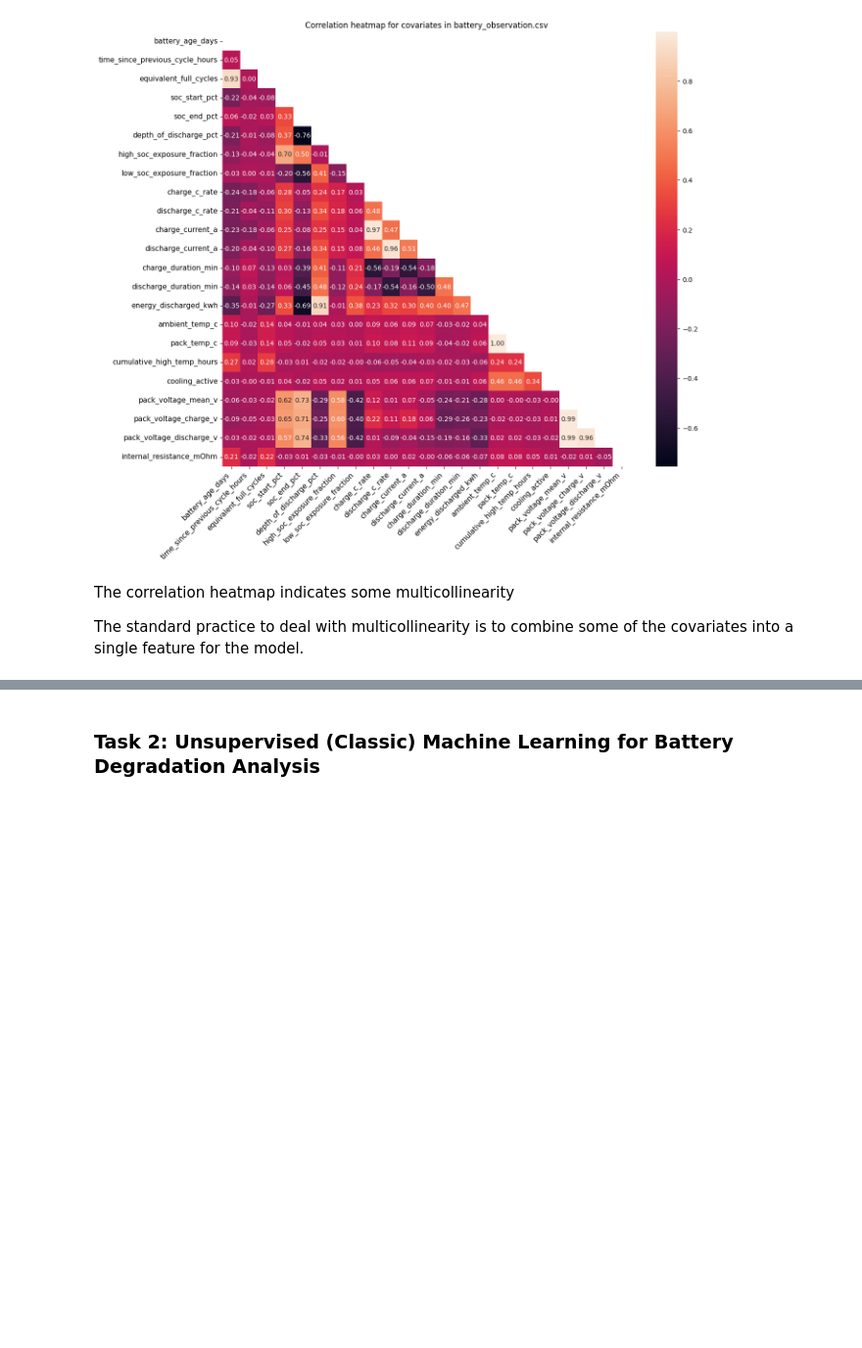
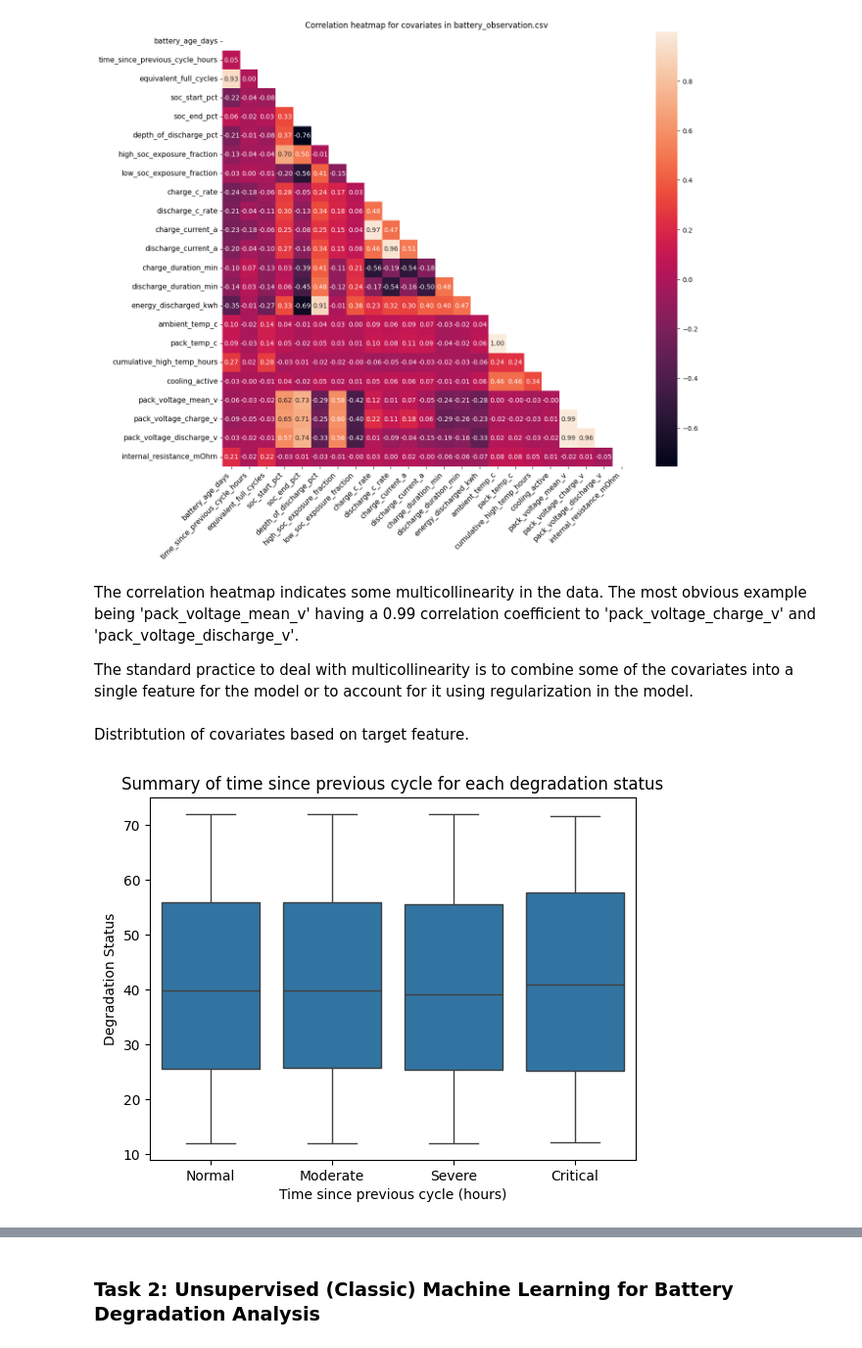
Before and after one commit to leolin25/predicting_battery_useful_life, a Jupyter notebook: cs342-coursework.ipynb, the cells around one changed output, grey strips where cells are left out. Shown at 98% size. Drawn from its saved outputs; the diff is of its cells as text; code cells hidden in the pictures; blank space fills up the shorter version.

```diff
--- a/cs342-coursework.ipynb
+++ b/cs342-coursework.ipynb
@@ -47,6 +47,16 @@ plt.show()
 # %% [output]
 [figure]
 # %% [markdown]
-The correlation heatmap indicates some multicollinearity
+The correlation heatmap indicates some multicollinearity in the data. The most obvious example being 'pack_voltage_mean_v' having a 0.99 correlation coefficient to 'pack_voltage_charge_v' and 'pack_voltage_discharge_v'.
 
-The standard practice to deal with multicollinearity is to combine some of the covariates into a single feature for the model.
+The standard practice to deal with multicollinearity is to combine some of the covariates into a single feature for the model or to account for it using regularization in the model.
+# %% [markdown]
+Distribtution of covariates based on target feature.
+# %%
+sns.boxplot(data=battery_observations, x='degradation_status', y='time_since_previous_cycle_hours')
+plt.xlabel('Time since previous cycle (hours)')
+plt.ylabel('Degradation Status')
+plt.title('Summary of time since previous cycle for each degradation status')
+plt.show()
+# %% [output]
+[figure, added]
```
Also changed, not shown: parts of 2 cells of this notebook, 1 other file.
